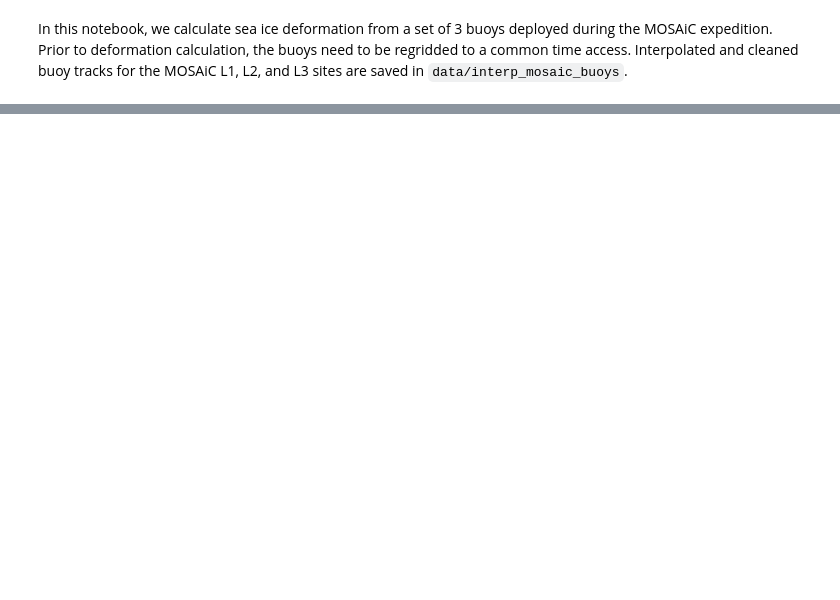
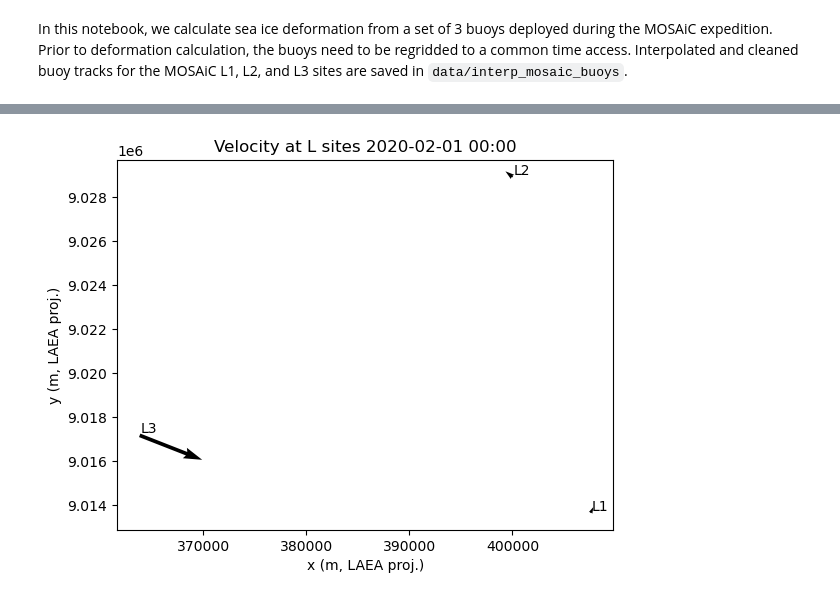
Before and after one commit to danielmwatkins/icedrift, a Jupyter notebook: notebooks/Calculating deformation.ipynb, the cells around one changed output, grey strips where cells are left out. Saved outputs shown, nothing was run; the diff lists cells and outputs as text; code cells hidden in the pictures; blank space fills up the shorter version.

```diff
--- a/notebooks/Calculating deformation.ipynb
+++ b/notebooks/Calculating deformation.ipynb
@@ -44,0 +82,16 @@ strain_rates.to_csv('../data/test_Lsite_strainrates.csv')
+# %%
+fig, ax  = plt.subplots()
+date = '2020-02-01 00:00'
+ax.quiver(strain_rates.loc[date, ['L1_xcoord', 'L2_xcoord', 'L3_xcoord']],
+           strain_rates.loc[date, ['L1_ycoord', 'L2_ycoord', 'L3_ycoord']],
+         strain_rates.loc[date, ['L1_uvel', 'L2_uvel', 'L3_uvel']],
+           strain_rates.loc[date, ['L1_vvel', 'L2_vvel', 'L3_vvel']])
+ax.set_xlabel('x (m, LAEA proj.)')
+ax.set_ylabel('y (m, LAEA proj.)')
+ax.set_title('Velocity at L sites ' + date)
+for x, y, site in zip(strain_rates.loc[date, ['L1_xcoord', 'L2_xcoord', 'L3_xcoord']],
+               strain_rates.loc[date, ['L1_ycoord', 'L2_ycoord', 'L3_ycoord']],
+                     ['L1', 'L2', 'L3']):
+    ax.text(x+1e2, y+1e2, site)
+# %% [output]
+[figure, added]
```
Also changed, not shown: parts of 22 cells of this notebook, 3 other files.
